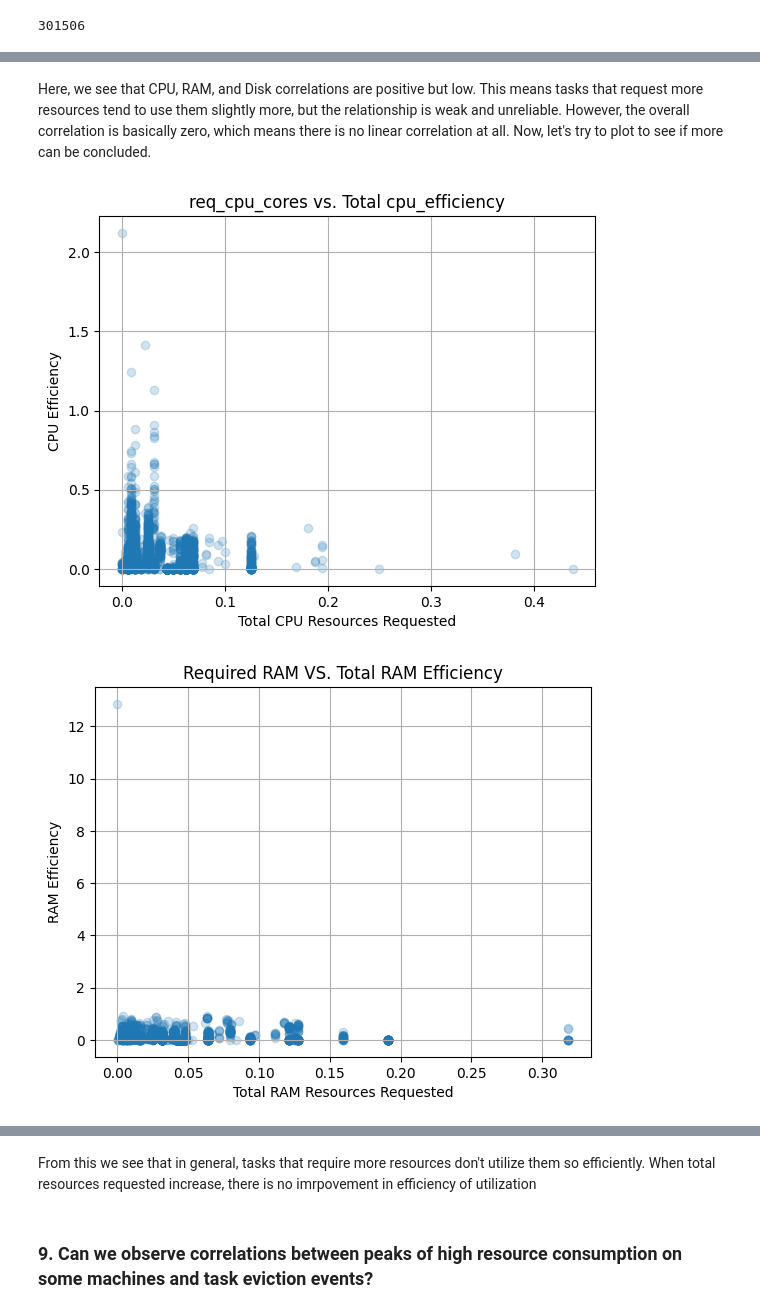
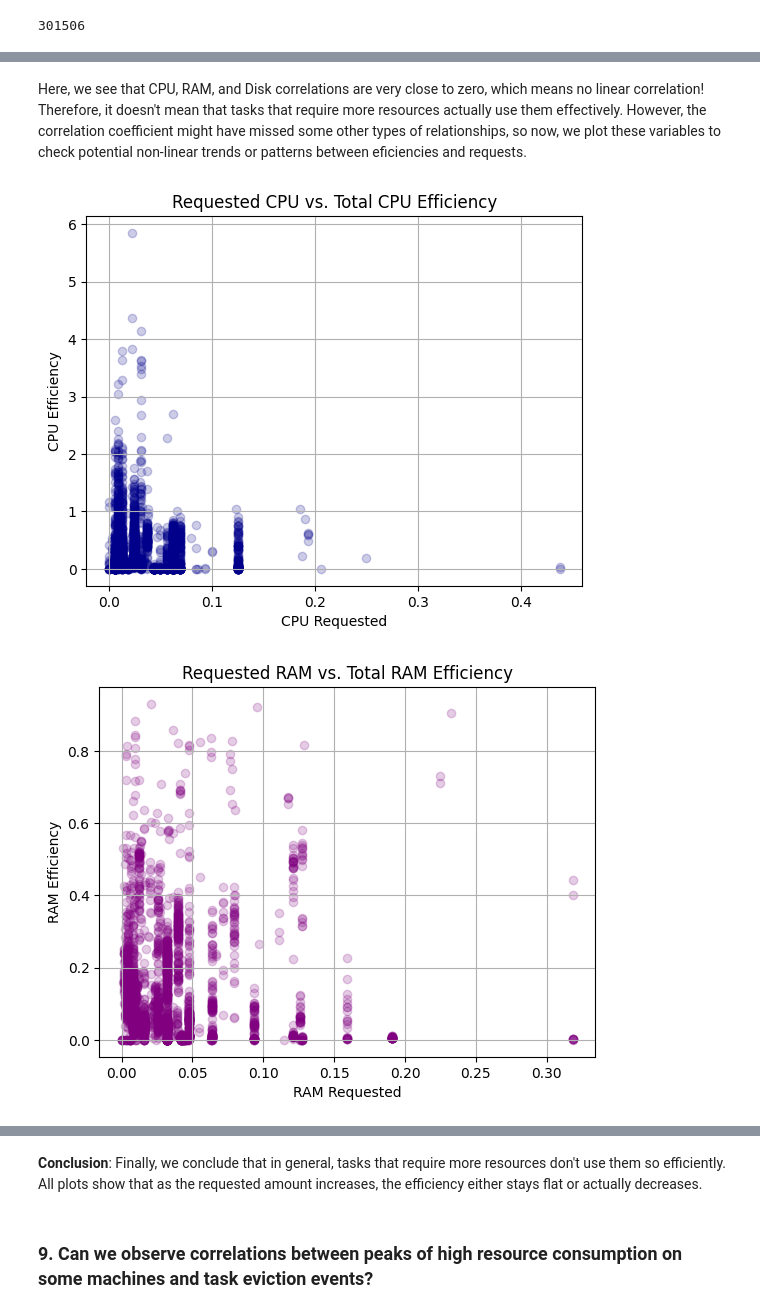
Before and after one commit to len-rtz/LDMS-google-traces-spark, a Jupyter notebook: google_cluster_analysis.ipynb, the cells around one changed output, grey strips where cells are left out. Drawn from its saved outputs; the diff is of its cells as text; code cells hidden in the pictures.

```diff
--- a/google_cluster_analysis.ipynb
+++ b/google_cluster_analysis.ipynb
@@ -6,11 +6,11 @@ import os
 from pyspark.sql import functions as F
 import matplotlib.pyplot as plt
 
-DATA_DIR_L =  ""
-DATA_DIR = DATA_DIR_L
+# DATA_DIR_L =  ""
+# DATA_DIR = DATA_DIR_L
 
-# DATA_DIR_M = "/home/masa/Downloads/google-cloud-sdk/our_data"
-# DATA_DIR = DATA_DIR_M
+DATA_DIR_M = "/home/masa/Downloads/google-cloud-sdk/our_data"
+DATA_DIR = DATA_DIR_M
 # %%
 # We use spark session in order to use DataFrames
 ss = SparkSession.builder \
@@ -937,4 +960,0 @@ As from here, we want to calculate combined efficiency factor as combination of
-# %%
-df_joined = df_joined.withColumn("total_efficiency", (F.col("cpu_efficiency") + F.col("ram_efficiency") + F.col("disk_efficiency")) / 3)
-
-df_joined.limit(3).toPandas()
@@ -948,8 +963,3 @@ Now, we came to an idea. If the relationship between total_efficiency and total_
-# %%
-df_joined = df_joined.withColumn(
-    "total_request",
-    F.col("req_cpu_cores") + F.col("req_ram") + F.col("req_local_disk")
-)
 # %%
 correlation_cpu = df_joined.stat.corr("req_cpu_cores", "cpu_efficiency")
 correlation_ram = df_joined.stat.corr("req_ram", "ram_efficiency")
@@ -969,44 +976,33 @@ Overall Linear Correlation: -0.003293451066709977
 # %% [markdown]
-Here, we see that CPU, RAM, and Disk correlations are positive but low. This means tasks that request more resources tend to use them slightly more, but the relationship is weak and unreliable. However, the overall correlation is basically zero, which means there is no linear correlation at all. Now, let's try to plot to see if more can be concluded.
+Here, we see that CPU, RAM, and Disk correlations are very close to zero, which means no linear correlation! Therefore, it doesn't mean that tasks that require more resources actually use them effectively. However, the correlation coefficient might have missed some other types of relationships, so now, we plot these variables to check potential non-linear trends or patterns between eficiencies and requests.
 # %%
-import matplotlib.pyplot as plt
+# sample 1% of the data
 df_sample = df_joined.select("req_cpu_cores", "cpu_efficiency").sample(False, 0.01).toPandas()
-plt.scatter(df_sample["req_cpu_cores"], df_sample["cpu_efficiency"], alpha=0.2)
-plt.title("req_cpu_cores vs. Total cpu_efficiency")
-plt.xlabel("Total CPU Resources Requested")
+plt.scatter(df_sample["req_cpu_cores"], df_sample["cpu_efficiency"], alpha=0.2, color='darkblue')
+plt.title("Requested CPU vs. Total CPU Efficiency")
+plt.xlabel("CPU Requested")
 plt.ylabel("CPU Efficiency")
 plt.grid(True)
-plt.savefig('images/req_cpu__cpu_efficiency.png', bbox_inches='tight', dpi=300)
+plt.savefig('images/task8-1.png', bbox_inches='tight', dpi=300)
 plt.show()
 
 df_sample = df_joined.select("req_ram", "ram_efficiency").sample(False, 0.01).toPandas()
-plt.scatter(df_sample["req_ram"], df_sample["ram_efficiency"], alpha=0.2)
-plt.title("Required RAM VS. Total RAM Efficiency")
-plt.xlabel("Total RAM Resources Requested")
+plt.scatter(df_sample["req_ram"], df_sample["ram_efficiency"], alpha=0.2, color='purple')
+plt.title("Requested RAM vs. Total RAM Efficiency")
+plt.xlabel("RAM Requested")
 plt.ylabel("RAM Efficiency")
 plt.grid(True)
-plt.savefig('images/req_ram__ram_efficiency.png', bbox_inches='tight', dpi=300)
+plt.savefig('images/task8-2.png', bbox_inches='tight', dpi=300)
 plt.show()
 
 df_sample = df_joined.select("req_local_disk", "disk_efficiency").sample(False, 0.01).toPandas()
-plt.scatter(df_sample["req_local_disk"], df_sample["disk_efficiency"], alpha=0.2)
-plt.title("req_local_disk vs. Total disk_efficiency")
-plt.xlabel("Total Disk Resources Requested")
+plt.scatter(df_sample["req_local_disk"], df_sample["disk_efficiency"], alpha=0.2, color='deeppink')
+plt.title("Requested Disk vs. Total Disk Efficiency")
+plt.xlabel("Disk Requested")
 plt.ylabel("Disk Efficiency")
 plt.grid(True)
-plt.savefig('images/req_disk__disk_efficiency.png', bbox_inches='tight', dpi=300)
+plt.savefig('images/task8-3.png', bbox_inches='tight', dpi=300)
 plt.show()
-
-
-# sample 1% of the data
-df_sample = df_joined.select("total_request", "total_efficiency").sample(False, 0.01).toPandas()
-plt.scatter(df_sample["total_request"], df_sample["total_efficiency"], alpha=0.2)
-plt.title("Total Request vs. Total Efficiency")
-plt.xlabel("Total Resources Requested")
-plt.ylabel("Utilization Efficiency")
-plt.grid(True)
-plt.savefig('images/total_request__total_efficiency.png', bbox_inches='tight', dpi=300)
-plt.show()
 # %% [output]
-[figure, old version]
+[figure, new version]
-[figure, old version]
+[figure, new version]
@@ -1015,5 +1010,5 @@ plt.show()
 # %% [markdown]
-From this we see that in general, tasks that require more resources don't utilize them so efficiently. When total resources requested increase, there is no imrpovement in efficiency of utilization
+**Conclusion**: Finally, we conclude that in general, tasks that require more resources don't use them so efficiently. All plots show that as the requested amount increases, the efficiency either stays flat or actually decreases.
 # %% [markdown]
 ### 9. Can we observe correlations between peaks of high resource consumption on some machines and task eviction events?
 # %%
```
Also changed, not shown: parts of 92 cells of this notebook, 6 other files.
